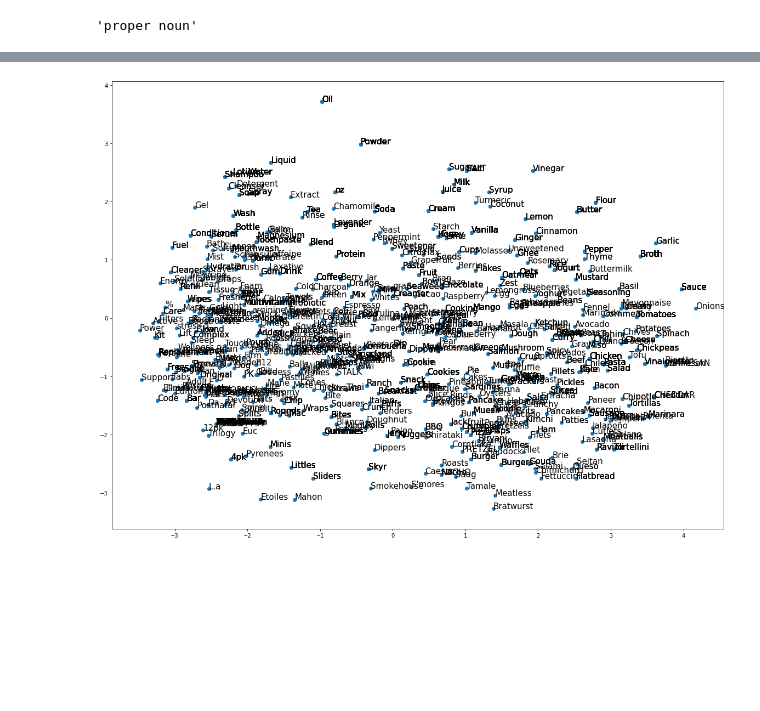
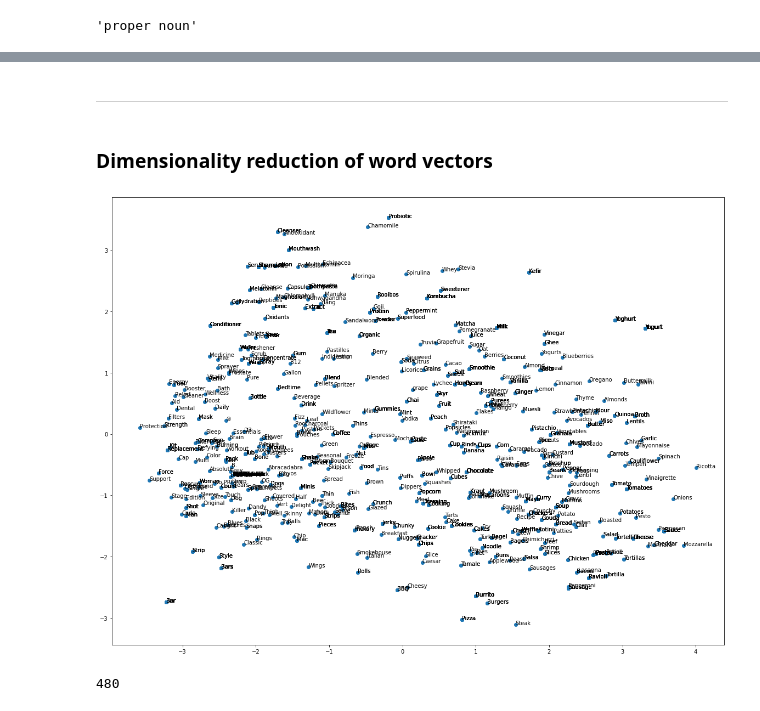
Before and after one commit to YoussefSultan/WholeFoods-Datascraping-Project-Deployment, a Jupyter notebook: wholefoodsproject.ipynb, the cells around one changed output, grey strips where cells are left out. Saved outputs shown, nothing was run; the diff lists cells and outputs as text; code cells hidden in the pictures; blank space fills up the shorter version.

```diff
--- a/wholefoodsproject.ipynb
+++ b/wholefoodsproject.ipynb
@@ -75,7 +96,7 @@ if any(list(df['product'].str.contains('BAKERY'))):
     ix = df[df['product'].str.contains('BAKERY')].index
     df = df.drop(list(ix))
     a = {"company":[], "product":[], "regular":[], "sale":[], "prime":[]}
-    for i in range(len(all_items)):
+    for i in range(len(list_of_items)):
         a["company"].append(list_of_items[i][-4])
         a["product"].append(list_of_items[i][-3])
         a["regular"].append(list_of_items[i][-2][8:])
@@ -469,3 +513,48 @@ dtype: int64
+# %%
+# Manual Lemmatization / Cleaning (Still a work in progress to reduce categories)
+ix = df[df['parsed_product'].str.contains('Yoghurt')].index
+for i in range(len(ix)):
+    df.loc[ix[i], 'parsed_product'] = 'Yogurt'
+ix = df[df['parsed_product'].str.contains('Yogurts')].index
+for i in range(len(ix)):
+    df.loc[ix[i], 'parsed_product'] = 'Yogurt'
+ix = df[df['parsed_product'].str.contains('Yoyos')].index
+for i in range(len(ix)):
+    df.loc[ix[i], 'parsed_product'] = 'Yogurt'
+ix = df[df['parsed_product'].str.contains('Avocados')].index
+for i in range(len(ix)):
+    df.loc[ix[i], 'parsed_product'] = 'Avocado'
+ix = df[df['parsed_product'].str.contains('Avacado')].index
+for i in range(len(ix)):
+    df.loc[ix[i], 'parsed_product'] = 'Avocado'
+ix = df[df['parsed_product'].str.contains('Almonds')].index
+for i in range(len(ix)):
+    df.loc[ix[i], 'parsed_product'] = 'Almond'
+ix = df[df['parsed_product'].str.contains('Bagels')].index
+for i in range(len(ix)):
+    df.loc[ix[i], 'parsed_product'] = 'Bagel'
+ix = df[df['parsed_product'].str.contains('Lentils')].index
+for i in range(len(ix)):
+    df.loc[ix[i], 'parsed_product'] = 'Lentil'
+ix = df[df['parsed_product'].str.contains('Packets')].index
+for i in range(len(ix)):
+    df.loc[ix[i], 'parsed_product'] = 'Packet'
+ix = df[df['parsed_product'].str.contains('Sausages')].index
+for i in range(len(ix)):
+    df.loc[ix[i], 'parsed_product'] = 'Sausage'
+ix = df[df['parsed_product'].str.contains('Tomatoes')].index
+for i in range(len(ix)):
+    df.loc[ix[i], 'parsed_product'] = 'Tomato'
+ix = df[df['parsed_product'].str.contains('Tortellni')].index
+for i in range(len(ix)):
+    df.loc[ix[i], 'parsed_product'] = 'Tortellini'
+ix = df[df['parsed_product'].str.contains('Tortillas')].index
+for i in range(len(ix)):
+    df.loc[ix[i], 'parsed_product'] = 'Tortilla'
+# %% [markdown]
+--------------------
+# %% [markdown]
+### Dimensionality reduction of word vectors
 # %%
 import matplotlib.pyplot as plt
 import numpy as np
@@ -478,10 +567,10 @@ vecs_transformed = pca.fit_transform(np.vstack(word_list))
 # %%
 vecs_transformed = pca.fit_transform(np.vstack(word_list))
 plt.figure(figsize=(20,15))
 plt.scatter(vecs_transformed[:,0], vecs_transformed[:,1])
 for word, coord in zip(df['parsed_product'], vecs_transformed):
     x,y = coord
-    plt.text(x,y, word, size=15)
+    plt.text(x,y, word, size=10)
 plt.show()
 # %% [output]
-[figure, old version]
+[figure, new version]
@@ -487,0 +627,4 @@ plt.show()
+# %%
+df['parsed_product'].value_counts().count()
+# %% [output]
+480
```
Also changed, not shown: parts of 40 cells of this notebook, 1 other file.
